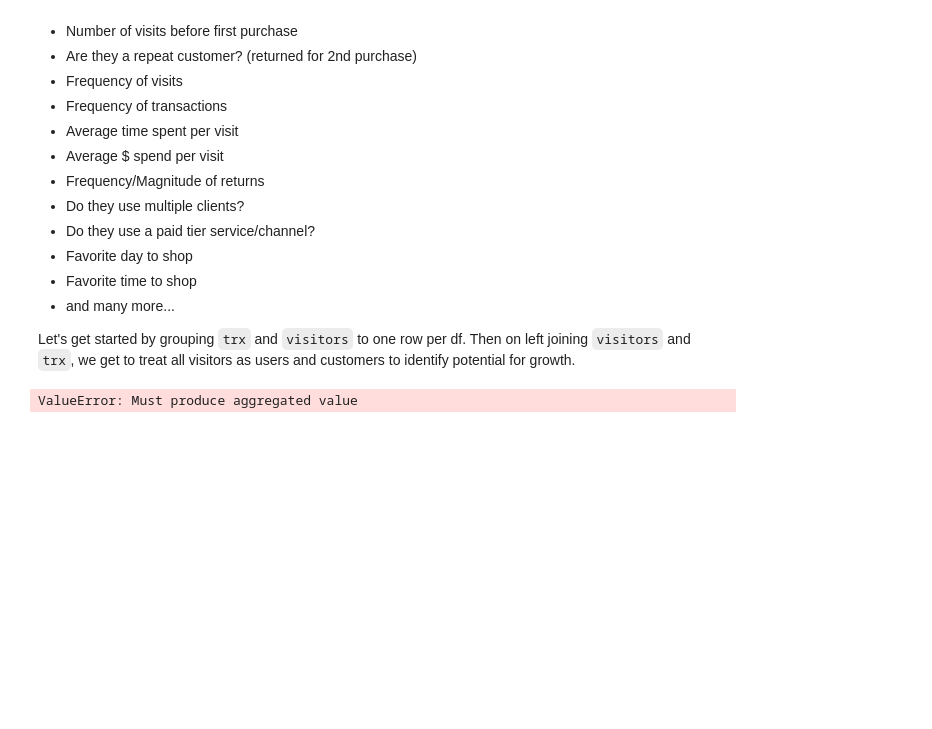
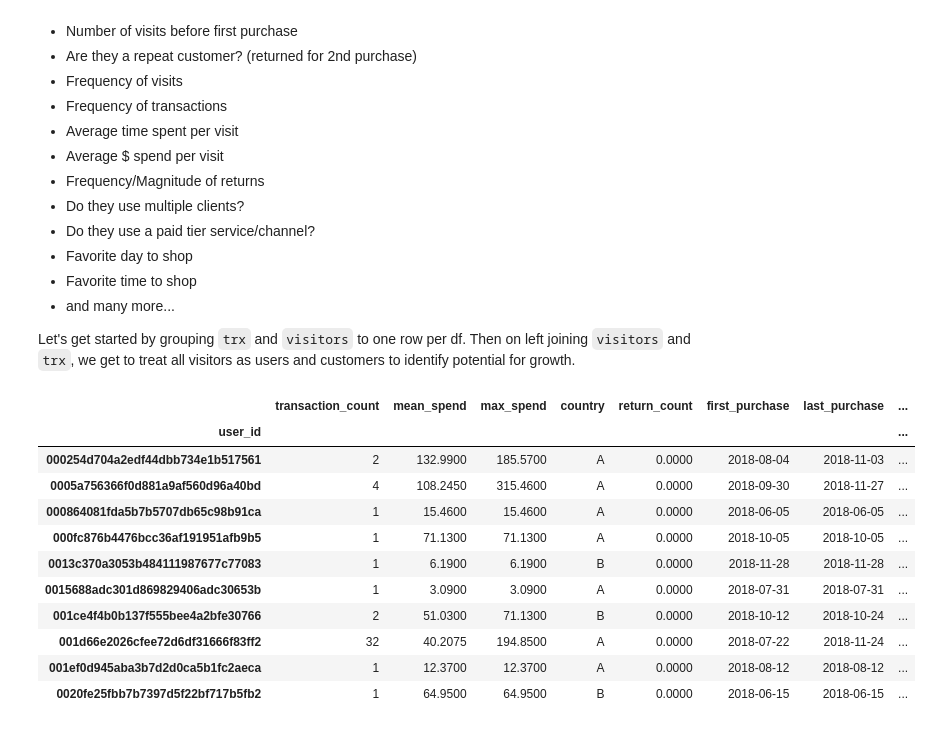
Before and after one commit to NeilBardhan/case-studies, a Jupyter notebook: exploring_sales.ipynb, the cells around one changed output. Cells and saved outputs as stored; diff of their text form; code cells hidden in the pictures; blank space fills up the shorter version.

```diff
--- a/exploring_sales.ipynb
+++ b/exploring_sales.ipynb
@@ -448,18 +448,32 @@ The goal of any online retailer should be to identify the drivers that drive cus
  *  and many more...
 
 Let's get started by grouping `trx` and `visitors` to one row per df. Then on left joining `visitors` and `trx`, we get to treat all visitors as users and customers to identify potential for growth.
-# %%
-trx_grouped = trx.groupby('user_id').agg({
-    'transaction_id': ['count'],
-    'total': ['mean', 'max'],
-    'items': ['mean', 'max'],
-    'country' : pd.Series.mode,
-    'returned_items' : ['mean'],
-    'date': ['min', 'max'],
-    'day_of_week':pd.Series.mode,
-    'time_slot':pd.Series.mode
-})
-trx_grouped.head(10)
-# trx_grouped.columns.droplevel(1)
-# %% [output]
-ValueError: Must produce aggregated value
+# %%
+user_trx = trx.groupby('user_id').agg(
+    transaction_count=pd.NamedAgg(column='transaction_id', aggfunc='count'),
+    mean_spend=pd.NamedAgg(column='total', aggfunc='mean'),
+    max_spend=pd.NamedAgg(column='total', aggfunc='max'),
+    country=pd.NamedAgg(column='country', aggfunc=pd.Series.mode),
+    return_count=pd.NamedAgg(column='returned_items', aggfunc='mean'),
+    first_purchase=pd.NamedAgg(column='date', aggfunc=min),
+    last_purchase=pd.NamedAgg(column='date', aggfunc=max),
+    favorite_purchase_day=pd.NamedAgg(column='day_of_week', aggfunc=pd.Series.mode),
+    favorite_purchase_time=pd.NamedAgg(column='hour_of_day', aggfunc=list)
+#     num_days=pd.NamedAgg(
+#         column="date",
+#         aggfunc=lambda x: (max(x) - min(x)).days)
+)
+user_trx.head(10)
+# %% [output]
+|  | transaction_count | mean_spend | max_spend | country | return_count | first_purchase | last_purchase | ... |
+| user_id |  |  |  |  |  |  |  | ... |
+| 000254d704a2edf44dbb734e1b517561 | 2 | 132.9900 | 185.5700 | A | 0.0000 | 2018-08-04 | 2018-11-03 | ... |
+| 0005a756366f0d881a9af560d96a40bd | 4 | 108.2450 | 315.4600 | A | 0.0000 | 2018-09-30 | 2018-11-27 | ... |
+| 000864081fda5b7b5707db65c98b91ca | 1 | 15.4600 | 15.4600 | A | 0.0000 | 2018-06-05 | 2018-06-05 | ... |
+| 000fc876b4476bcc36af191951afb9b5 | 1 | 71.1300 | 71.1300 | A | 0.0000 | 2018-10-05 | 2018-10-05 | ... |
+| 0013c370a3053b484111987677c77083 | 1 | 6.1900 | 6.1900 | B | 0.0000 | 2018-11-28 | 2018-11-28 | ... |
+| 0015688adc301d869829406adc30653b | 1 | 3.0900 | 3.0900 | A | 0.0000 | 2018-07-31 | 2018-07-31 | ... |
+| 001ce4f4b0b137f555bee4a2bfe30766 | 2 | 51.0300 | 71.1300 | B | 0.0000 | 2018-10-12 | 2018-10-24 | ... |
+| 001d66e2026cfee72d6df31666f83ff2 | 32 | 40.2075 | 194.8500 | A | 0.0000 | 2018-07-22 | 2018-11-24 | ... |
+| 001ef0d945aba3b7d2d0ca5b1fc2aeca | 1 | 12.3700 | 12.3700 | A | 0.0000 | 2018-08-12 | 2018-08-12 | ... |
+| 0020fe25fbb7b7397d5f22bf717b5fb2 | 1 | 64.9500 | 64.9500 | B | 0.0000 | 2018-06-15 | 2018-06-15 | ... |
```
Also changed, not shown: parts of 6 cells of this notebook.
